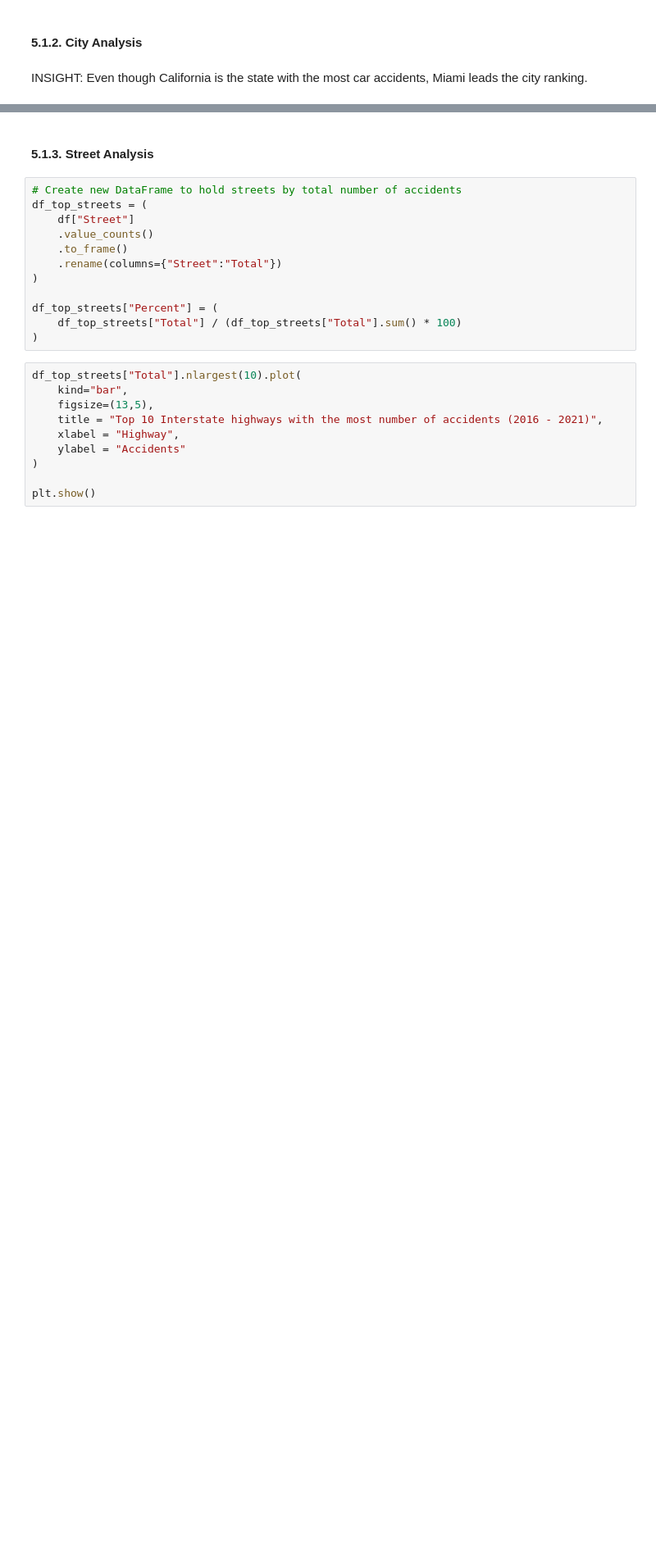
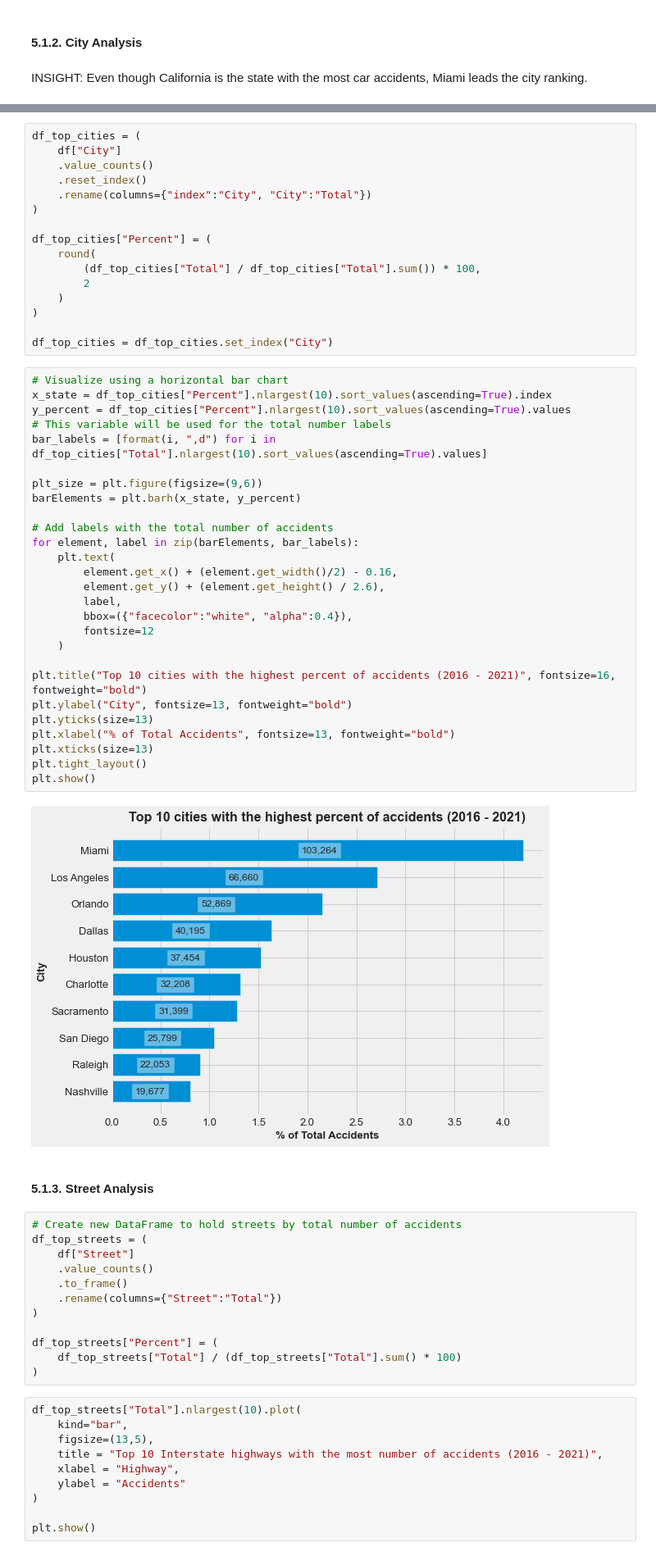
Before and after one commit to lyubol/Exploratory-Data-Analysis, a Jupyter notebook: EDA - US Accidents/US Accidents-checkpoint.ipynb, the cells around one changed output, grey strips where cells are left out. Shown at 82% size. Saved outputs shown, nothing was run; the diff lists cells and outputs as text; blank space fills up the shorter version.

```diff
--- a/EDA - US Accidents/US Accidents-checkpoint.ipynb
+++ b/EDA - US Accidents/US Accidents-checkpoint.ipynb
@@ -458,3 +465,48 @@ plt.show()
+# %%
+df_top_cities = (
+    df["City"]
+    .value_counts()
+    .reset_index()
+    .rename(columns={"index":"City", "City":"Total"})
+)
+
+df_top_cities["Percent"] = (
+    round(
+        (df_top_cities["Total"] / df_top_cities["Total"].sum()) * 100,
+        2
+    )
+)
+
+df_top_cities = df_top_cities.set_index("City")
+# %%
+# Visualize using a horizontal bar chart
+x_state = df_top_cities["Percent"].nlargest(10).sort_values(ascending=True).index
+y_percent = df_top_cities["Percent"].nlargest(10).sort_values(ascending=True).values
+# This variable will be used for the total number labels
+bar_labels = [format(i, ",d") for i in df_top_cities["Total"].nlargest(10).sort_values(ascending=True).values]
+
+plt_size = plt.figure(figsize=(9,6))
+barElements = plt.barh(x_state, y_percent)
+
+# Add labels with the total number of accidents
+for element, label in zip(barElements, bar_labels):
+    plt.text(
+        element.get_x() + (element.get_width()/2) - 0.16,
+        element.get_y() + (element.get_height() / 2.6),
+        label,
+        bbox=({"facecolor":"white", "alpha":0.4}),
+        fontsize=12
+    )
+
+plt.title("Top 10 cities with the highest percent of accidents (2016 - 2021)", fontsize=16, fontweight="bold")
+plt.ylabel("City", fontsize=13, fontweight="bold")
+plt.yticks(size=13)
+plt.xlabel("% of Total Accidents", fontsize=13, fontweight="bold")
+plt.xticks(size=13)
+plt.tight_layout()
+plt.show()
+# %% [output]
+[figure, added]
 # %% [markdown]
 #### 5.1.3. Street Analysis
 # %%
```
Also changed, not shown: parts of 14 cells of this notebook.
